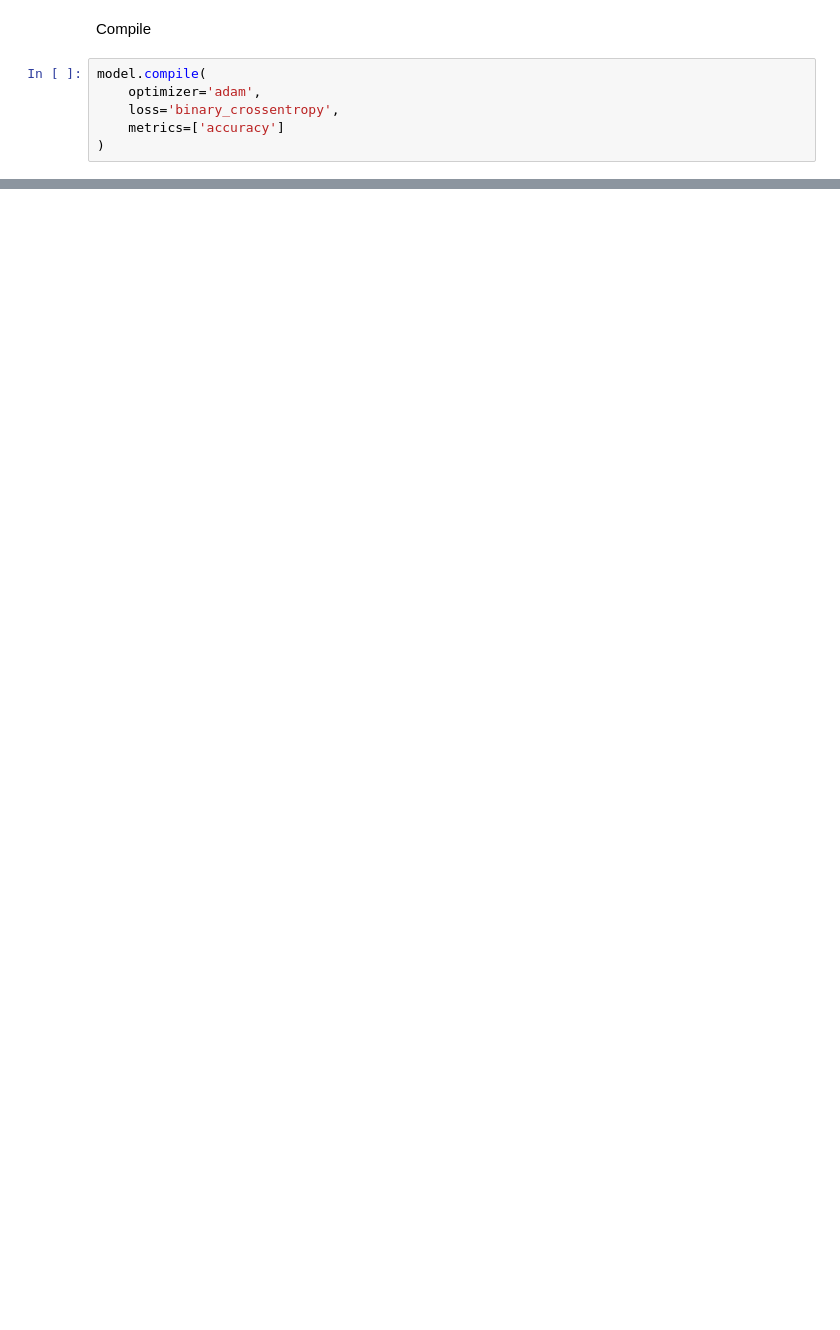
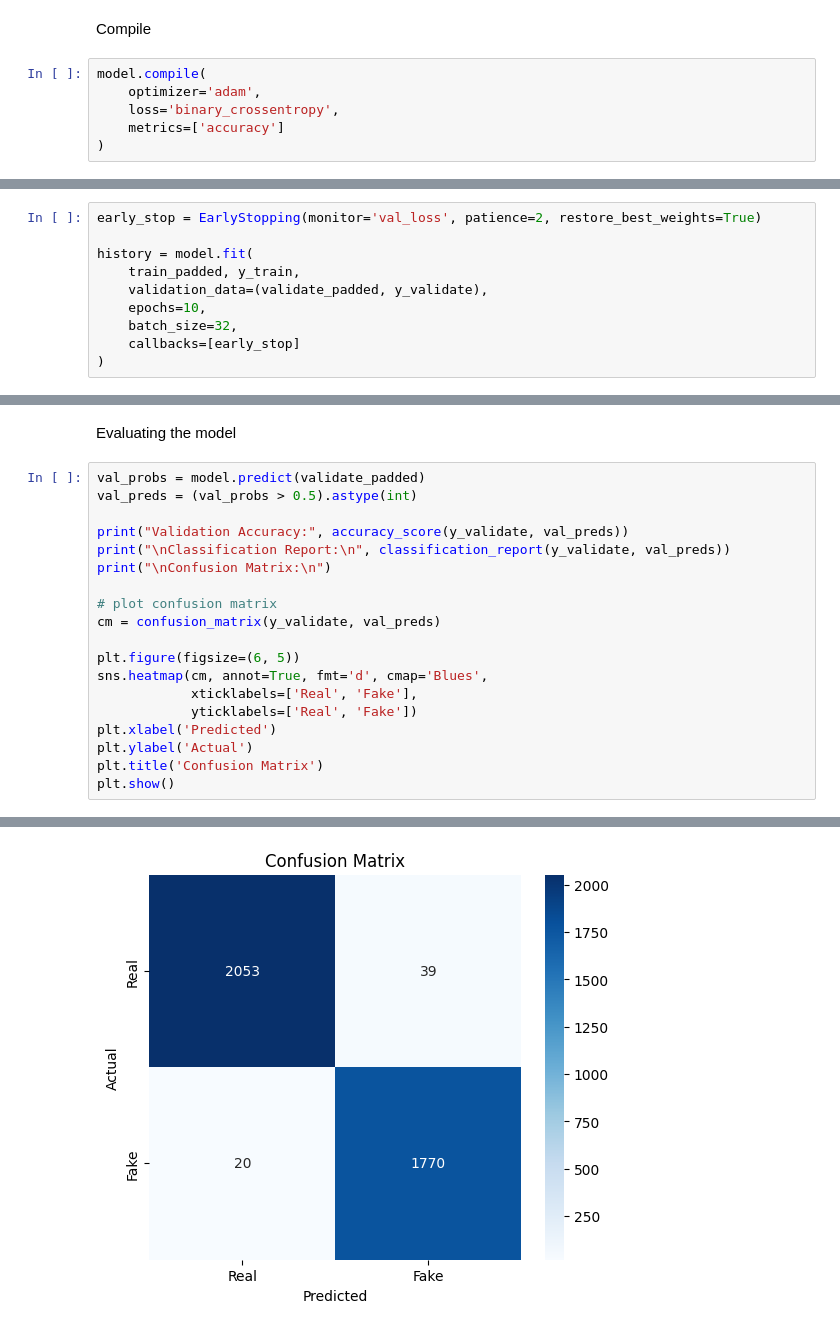
Before and after one commit to Dewnan/NLP_Group_15, a Jupyter notebook: notebooks/dewnan/04_cnn.ipynb, the cells around one changed output, grey strips where cells are left out. Cells and saved outputs as stored; diff of their text form; blank space fills up the shorter version.

Commit message:
feat: train and evaluate CNN model
- train CNN model with EarlyStopping
- save model cnn_model.keras and tokenizer to cnn_tokenizer.pkl

```diff
--- a/notebooks/dewnan/04_cnn.ipynb
+++ b/notebooks/dewnan/04_cnn.ipynb
@@ -114,0 +123,10 @@ model.compile(
+# %%
+early_stop = EarlyStopping(monitor='val_loss', patience=2, restore_best_weights=True)
+
+history = model.fit(
+    train_padded, y_train,
+    validation_data=(validate_padded, y_validate),
+    epochs=10,
+    batch_size=32,
+    callbacks=[early_stop]
+)
@@ -114,0 +140,22 @@ model.compile(
+# %% [markdown]
+Evaluating the model
+# %%
+val_probs = model.predict(validate_padded)
+val_preds = (val_probs > 0.5).astype(int)
+
+print("Validation Accuracy:", accuracy_score(y_validate, val_preds))
+print("\nClassification Report:\n", classification_report(y_validate, val_preds))
+print("\nConfusion Matrix:\n")
+
+# plot confusion matrix
+cm = confusion_matrix(y_validate, val_preds)
+
+plt.figure(figsize=(6, 5))
+sns.heatmap(cm, annot=True, fmt='d', cmap='Blues',
+            xticklabels=['Real', 'Fake'],
+            yticklabels=['Real', 'Fake'])
+plt.xlabel('Predicted')
+plt.ylabel('Actual')
+plt.title('Confusion Matrix')
+plt.show()
+# %% [output]
@@ -114,0 +177 @@ model.compile(
+[figure, added]
```
Also changed, not shown: parts of 7 cells of this notebook, 2 other files.
